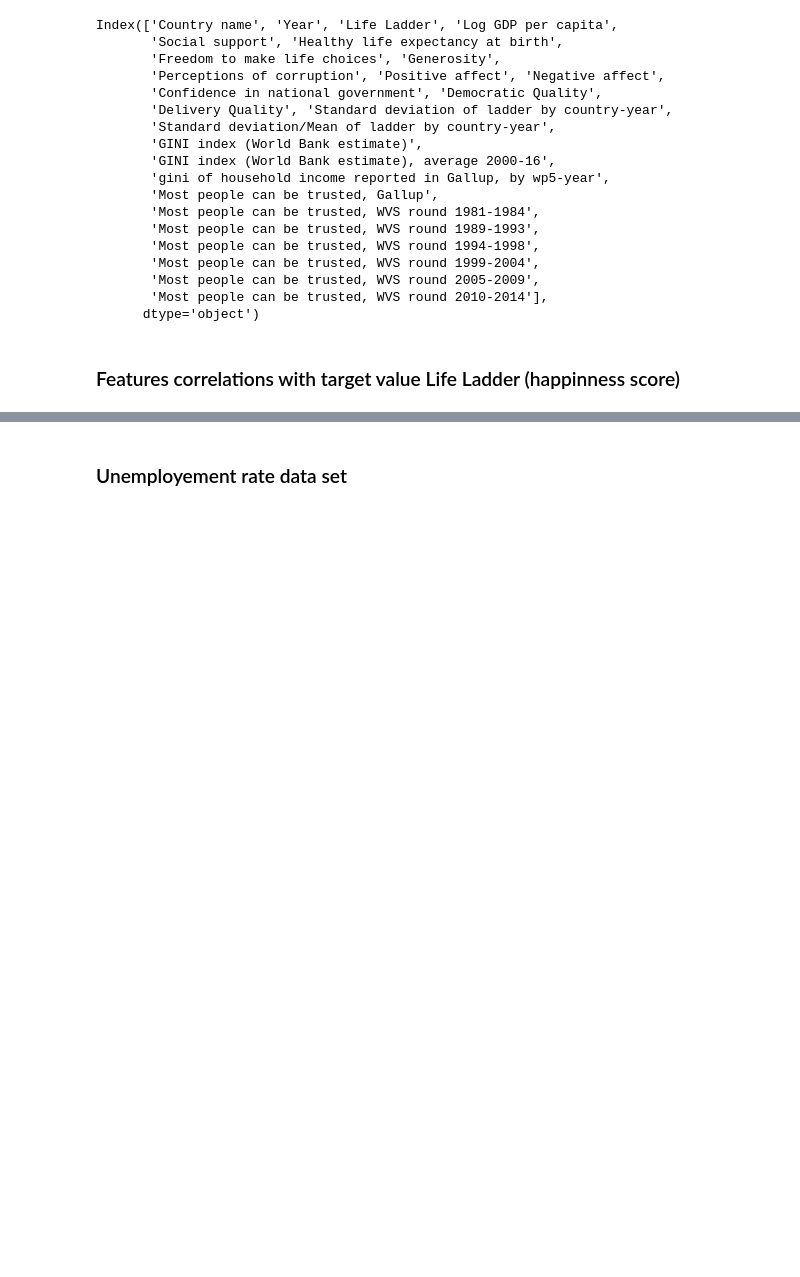
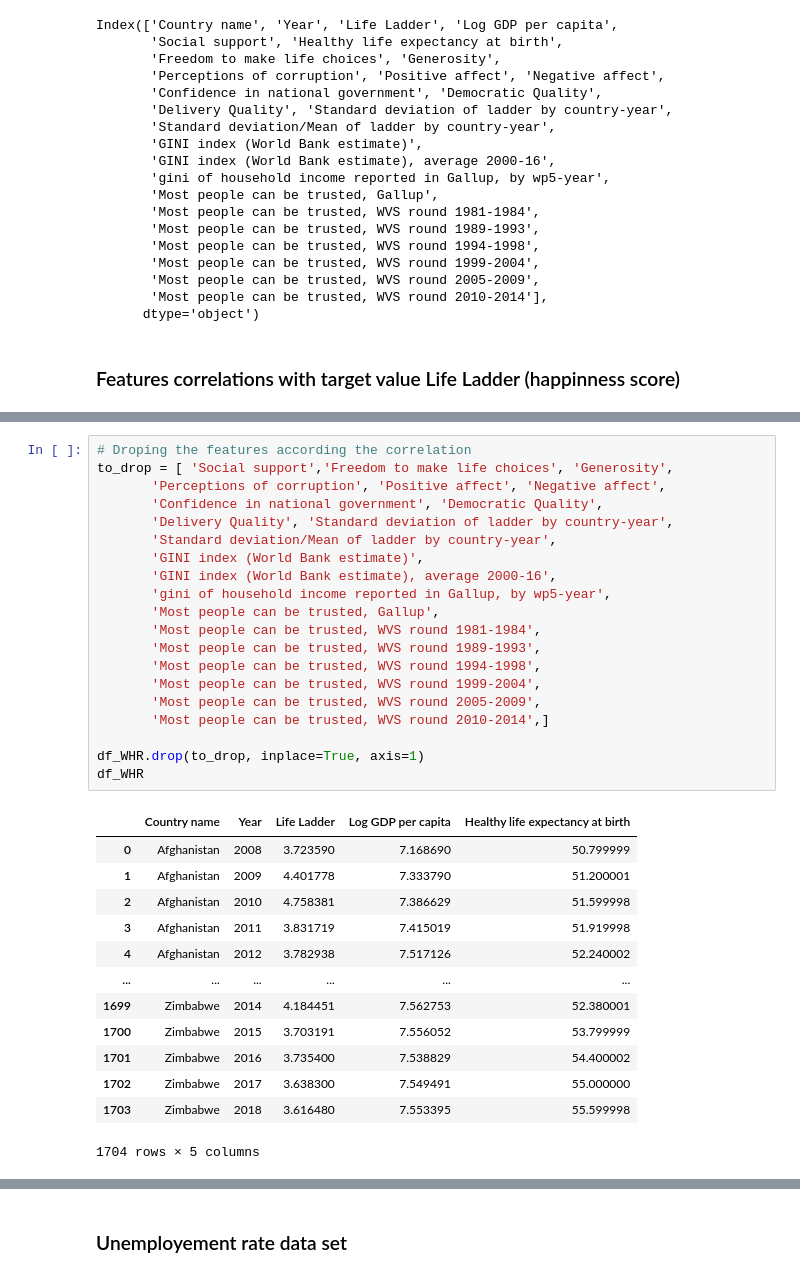
Before and after one commit to hackan98/DMML2019_Team_Nestle, a Jupyter notebook: code/HappinessProjectNestle.ipynb, the cells around one changed output, grey strips where cells are left out. Cells and saved outputs as stored; diff of their text form; blank space fills up the shorter version.

```diff
--- a/code/HappinessProjectNestle.ipynb
+++ b/code/HappinessProjectNestle.ipynb
@@ -82,3 +77,37 @@ GINI index (World Bank estimate)                            0.106342
 Confidence in national government                           0.092046
 Year                                                        0.007075
 Name: Life Ladder, dtype: float64
+# %%
+# Droping the features according the correlation
+to_drop = [ 'Social support','Freedom to make life choices', 'Generosity',
+       'Perceptions of corruption', 'Positive affect', 'Negative affect',
+       'Confidence in national government', 'Democratic Quality',
+       'Delivery Quality', 'Standard deviation of ladder by country-year',
+       'Standard deviation/Mean of ladder by country-year',
+       'GINI index (World Bank estimate)',
+       'GINI index (World Bank estimate), average 2000-16',
+       'gini of household income reported in Gallup, by wp5-year',
+       'Most people can be trusted, Gallup',
+       'Most people can be trusted, WVS round 1981-1984',
+       'Most people can be trusted, WVS round 1989-1993',
+       'Most people can be trusted, WVS round 1994-1998',
+       'Most people can be trusted, WVS round 1999-2004',
+       'Most people can be trusted, WVS round 2005-2009',
+       'Most people can be trusted, WVS round 2010-2014',]
+
+df_WHR.drop(to_drop, inplace=True, axis=1)
+df_WHR
+# %% [output]
+|  | Country name | Year | Life Ladder | Log GDP per capita | Healthy life expectancy at birth |
+| 0 | Afghanistan | 2008 | 3.723590 | 7.168690 | 50.799999 |
+| 1 | Afghanistan | 2009 | 4.401778 | 7.333790 | 51.200001 |
+| 2 | Afghanistan | 2010 | 4.758381 | 7.386629 | 51.599998 |
+| 3 | Afghanistan | 2011 | 3.831719 | 7.415019 | 51.919998 |
+| 4 | Afghanistan | 2012 | 3.782938 | 7.517126 | 52.240002 |
+| ... | ... | ... | ... | ... | ... |
+| 1699 | Zimbabwe | 2014 | 4.184451 | 7.562753 | 52.380001 |
+| 1700 | Zimbabwe | 2015 | 3.703191 | 7.556052 | 53.799999 |
+| 1701 | Zimbabwe | 2016 | 3.735400 | 7.538829 | 54.400002 |
+| 1702 | Zimbabwe | 2017 | 3.638300 | 7.549491 | 55.000000 |
+| 1703 | Zimbabwe | 2018 | 3.616480 | 7.553395 | 55.599998 |
+1704 rows × 5 columns
```
Also changed, not shown: parts of 27 cells of this notebook.
